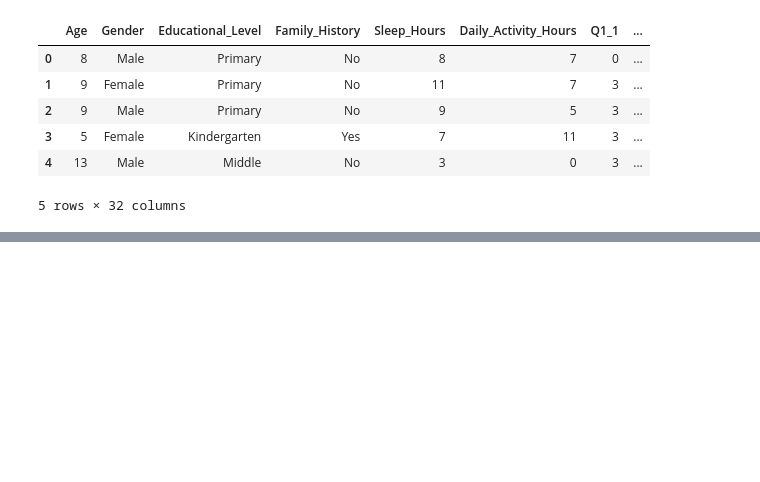
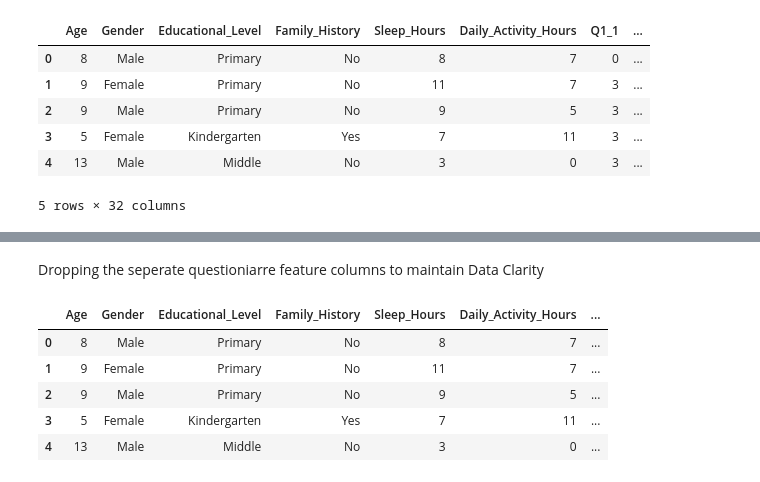
Before and after one commit to abirinpajamas/adhd-prediction-ml-model, a Jupyter notebook: adhd.ipynb, the cells around one changed output, grey strips where cells are left out. Saved outputs shown, nothing was run; the diff lists cells and outputs as text; code cells hidden in the pictures; blank space fills up the shorter version.

Commit message:
preprocessing 1.2 (q columns summed)

```diff
--- a/adhd.ipynb
+++ b/adhd.ipynb
@@ -58,0 +69,6 @@ Categories: Index(['Kindergarten', 'Primary', 'Middle', 'Secondary', 'University
+# %%
+hyperactivity_cols=['Q1_1', 'Q1_2', 'Q1_3', 'Q1_4', 'Q1_5', 'Q1_6', 'Q1_7', 'Q1_8', 'Q1_9']
+inattention_cols=['Q2_1', 'Q2_2', 'Q2_3', 'Q2_4', 'Q2_5', 'Q2_6', 'Q2_7', 'Q2_8', 'Q2_9']
+
+df['hyperactivity_score']=df[hyperactivity_cols].sum(axis=1)
+df['inattention_score']=df[inattention_cols].sum(axis=1)
@@ -58,0 +85,14 @@ Categories: Index(['Kindergarten', 'Primary', 'Middle', 'Secondary', 'University
+# %% [markdown]
+Dropping the seperate questioniarre feature columns to maintain Data Clarity
+# %%
+drop_cols=inattention_cols+hyperactivity_cols
+df.drop(columns=drop_cols,inplace=True)
+# %%
+df.head()
+# %% [output]
+|  | Age | Gender | Educational_Level | Family_History | Sleep_Hours | Daily_Activity_Hours | ... |
+| 0 | 8 | Male | Primary | No | 8 | 7 | ... |
+| 1 | 9 | Female | Primary | No | 11 | 7 | ... |
+| 2 | 9 | Male | Primary | No | 9 | 5 | ... |
+| 3 | 5 | Female | Kindergarten | Yes | 7 | 11 | ... |
+| 4 | 13 | Male | Middle | No | 3 | 0 | ... |
```
Also changed, not shown: parts of 5 cells of this notebook.
